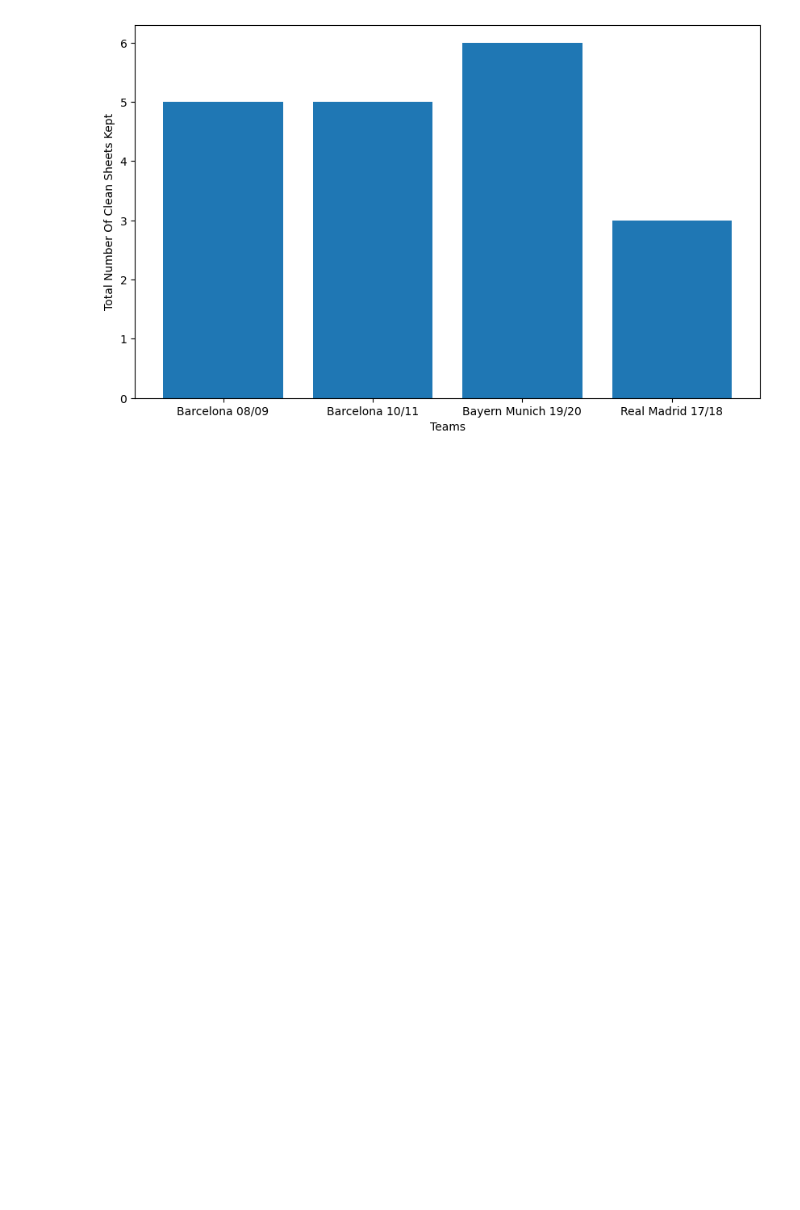
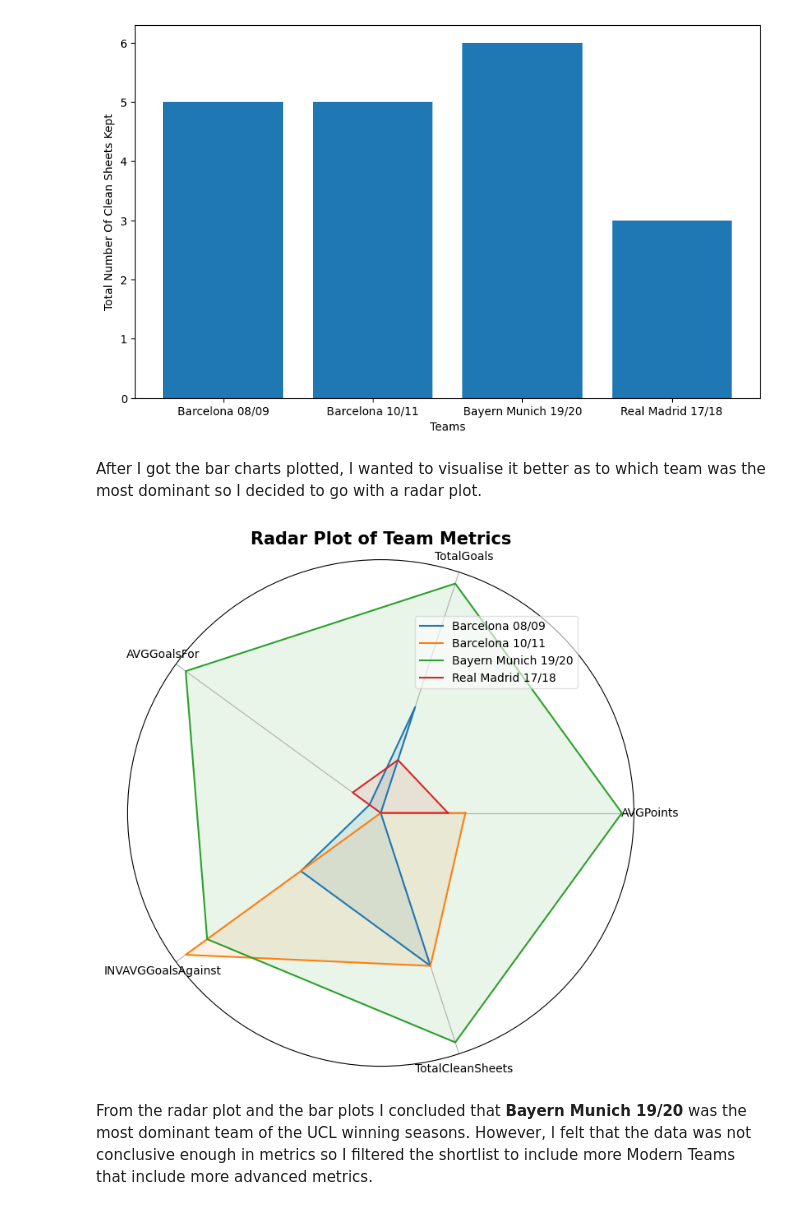
Before and after one commit to lawgalyadel/UCL-Dominance, a Jupyter notebook: UCLAnalysis.ipynb, the cells around one changed output. Cells and saved outputs as stored; diff of their text form; code cells hidden in the pictures; blank space fills up the shorter version.

```diff
--- a/UCLAnalysis.ipynb
+++ b/UCLAnalysis.ipynb
@@ -131,3 +168,33 @@ plt.ylabel("Total Number Of Clean Sheets Kept")
 plt.show()
 # %% [output]
 [figure]
+# %% [markdown]
+After I got the bar charts plotted, I wanted to visualise it better as to which team was the most dominant so I decided to go with a radar plot.
+# %%
+RadarPlot = SummaryTable.copy()
+RadarPlot["INVAVGGoalsAgainst"] = 1 / (RadarPlot["AVGGoalsAgainst"] + 1e-6)
+RadarPlot = RadarPlot[['AVGPoints','TotalGoals','AVGGoalsFor','INVAVGGoalsAgainst','TotalCleanSheets']]
+RadarPlotNormalized = (RadarPlot - RadarPlot.min()) / (RadarPlot.max() - RadarPlot.min())
+categories = RadarPlotNormalized.columns
+num_vars = len(categories)
+angles = np.linspace(0, 2*np.pi, num_vars, endpoint=False).tolist()
+angles += angles[:1]
+plt.figure(figsize=(8,8))
+ax = plt.subplot(111, polar=True)
+for team in RadarPlotNormalized.index:
+    values = RadarPlotNormalized.loc[team].tolist()
+    values += values[:1]
+    ax.plot(angles, values, label=team)
+    ax.fill(angles, values, alpha=0.1)
+ax.set_yticks([])
+ax.set_xticks(angles[:-1])
+ax.set_xticklabels(categories)
+legend = ax.legend(loc='upper right', bbox_to_anchor=(0.9,0.9), frameon=True)
+legend.get_frame().set_alpha(0.6)
+plt.title("Radar Plot of Team Metrics", size=15, weight='bold')
+plt.show()
+# %% [output]
+[figure, added]
+# %% [markdown]
+From the radar plot and the bar plots I concluded that **Bayern Munich 19/20** was the most dominant team of the UCL winning seasons.
+However, I felt that the data was not conclusive enough in metrics so I filtered the shortlist to include more Modern Teams that include more advanced metrics.
```
Also changed, not shown: parts of 15 cells of this notebook, 9 other files.
